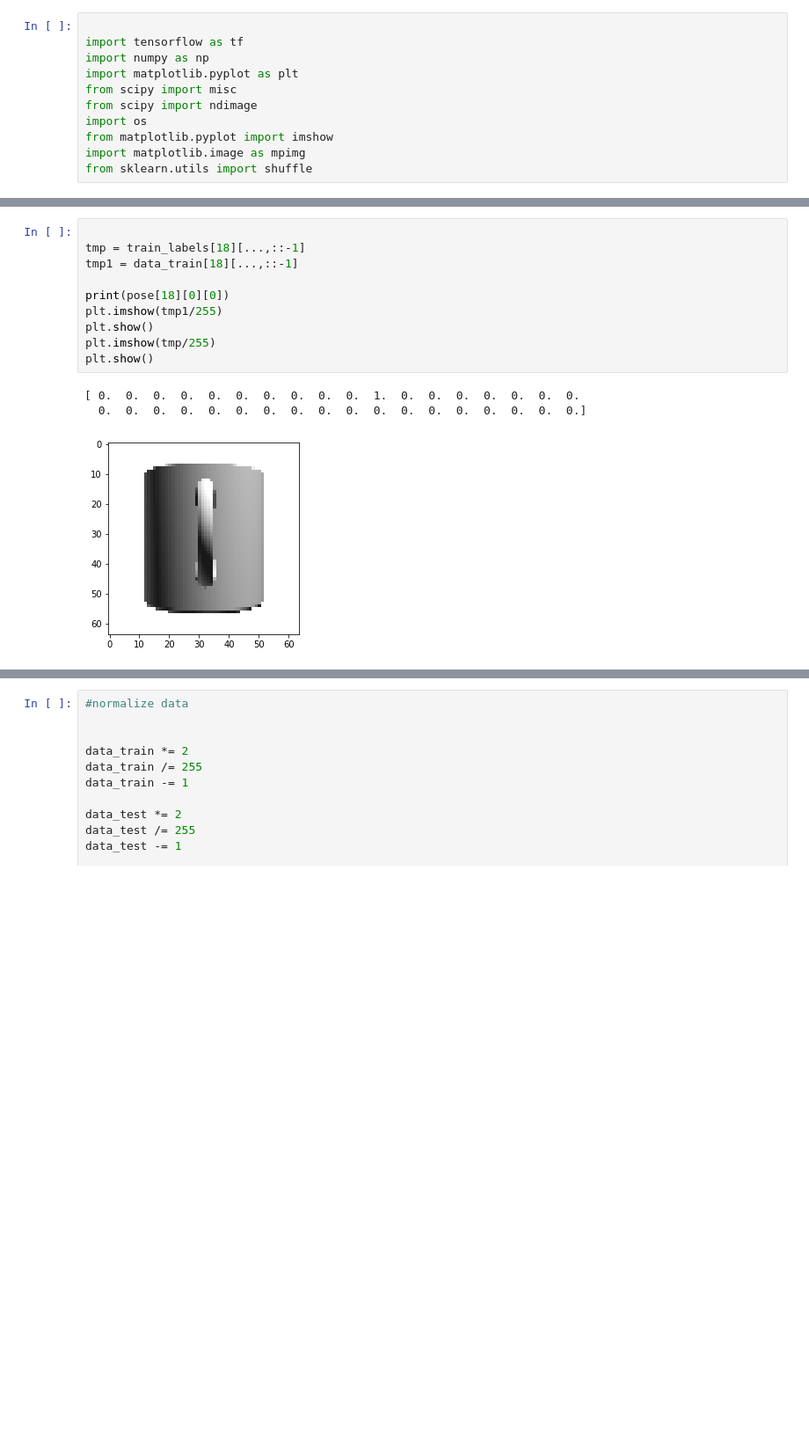
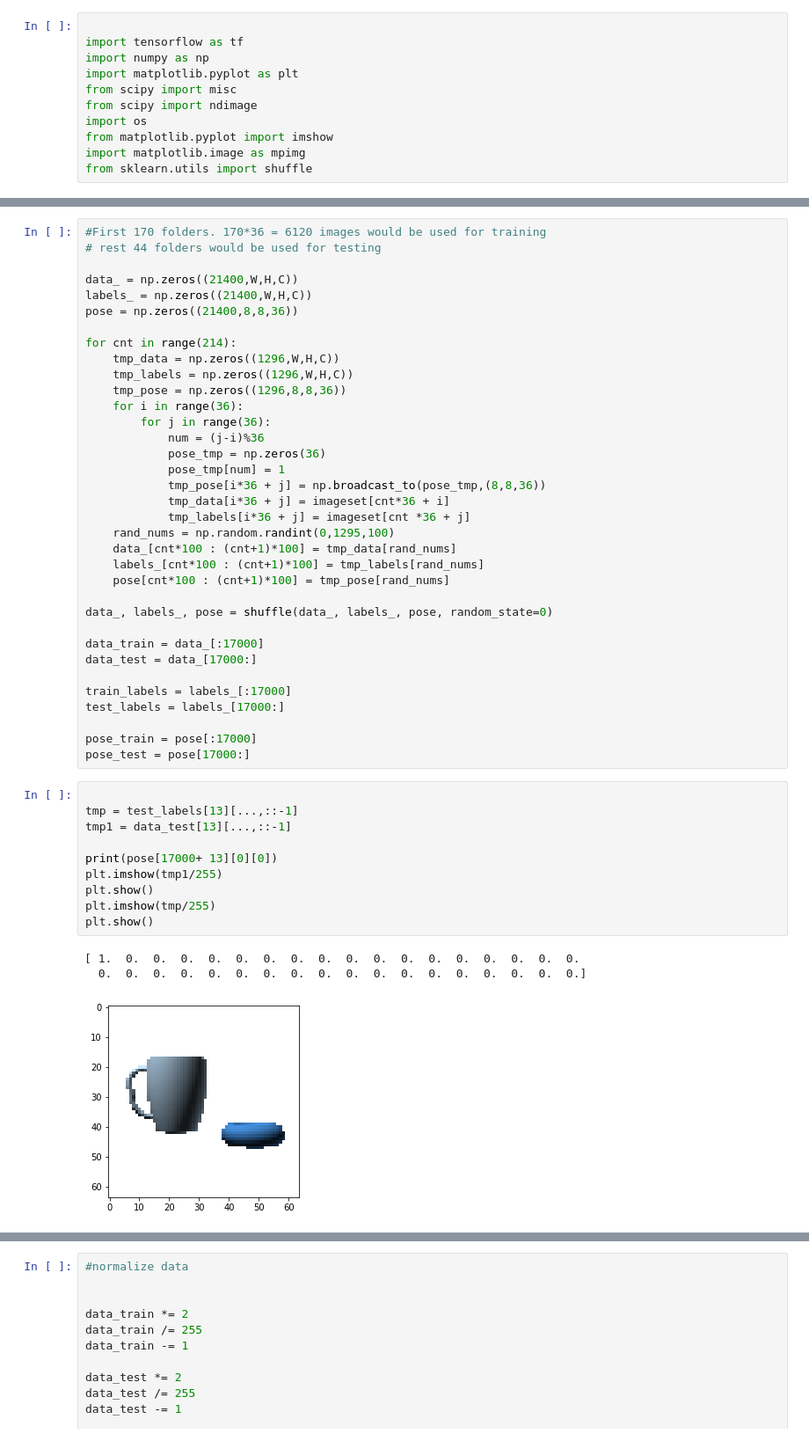
Before and after one commit to Chinmay26/Multi-Viewpoint-Image-generation, a Jupyter notebook: trainers/AutoEncoder_pose.ipynb, the cells around one changed output, grey strips where cells are left out. Shown at 88% size. Cells and saved outputs as stored; diff of their text form; blank space fills up the shorter version.

```diff
--- a/trainers/AutoEncoder_pose.ipynb
+++ b/trainers/AutoEncoder_pose.ipynb
@@ -106,14 +55,49 @@ test_labels = np.array(labels_[6120:])
+# %%
+#First 170 folders. 170*36 = 6120 images would be used for training
+# rest 44 folders would be used for testing
+
+data_ = np.zeros((21400,W,H,C))
+labels_ = np.zeros((21400,W,H,C))
+pose = np.zeros((21400,8,8,36))
+
+for cnt in range(214):
+    tmp_data = np.zeros((1296,W,H,C))
+    tmp_labels = np.zeros((1296,W,H,C))
+    tmp_pose = np.zeros((1296,8,8,36))
+    for i in range(36):
+        for j in range(36):
+            num = (j-i)%36
+            pose_tmp = np.zeros(36)
+            pose_tmp[num] = 1
+            tmp_pose[i*36 + j] = np.broadcast_to(pose_tmp,(8,8,36))
+            tmp_data[i*36 + j] = imageset[cnt*36 + i]
+            tmp_labels[i*36 + j] = imageset[cnt *36 + j]
+    rand_nums = np.random.randint(0,1295,100)
+    data_[cnt*100 : (cnt+1)*100] = tmp_data[rand_nums]
+    labels_[cnt*100 : (cnt+1)*100] = tmp_labels[rand_nums]
+    pose[cnt*100 : (cnt+1)*100] = tmp_pose[rand_nums]
+
+data_, labels_, pose = shuffle(data_, labels_, pose, random_state=0)
+
+data_train = data_[:17000]
+data_test = data_[17000:]
+
+train_labels = labels_[:17000]
+test_labels = labels_[17000:]
+
+pose_train = pose[:17000]
+pose_test = pose[17000:]
 # %%
 
-tmp = train_labels[18][...,::-1]
-tmp1 = data_train[18][...,::-1]
+tmp = test_labels[13][...,::-1]
+tmp1 = data_test[13][...,::-1]
 
-print(pose[18][0][0])
+print(pose[17000+ 13][0][0])
 plt.imshow(tmp1/255)
 plt.show()
 plt.imshow(tmp/255)
 plt.show()
 # %% [output]
-[ 0.  0.  0.  0.  0.  0.  0.  0.  0.  0.  1.  0.  0.  0.  0.  0.  0.  0.
+[ 1.  0.  0.  0.  0.  0.  0.  0.  0.  0.  0.  0.  0.  0.  0.  0.  0.  0.
   0.  0.  0.  0.  0.  0.  0.  0.  0.  0.  0.  0.  0.  0.  0.  0.  0.  0.]
-[figure, old version]
+[figure, new version]
```
Also changed, not shown: parts of 22 cells of this notebook, 1 other file.
